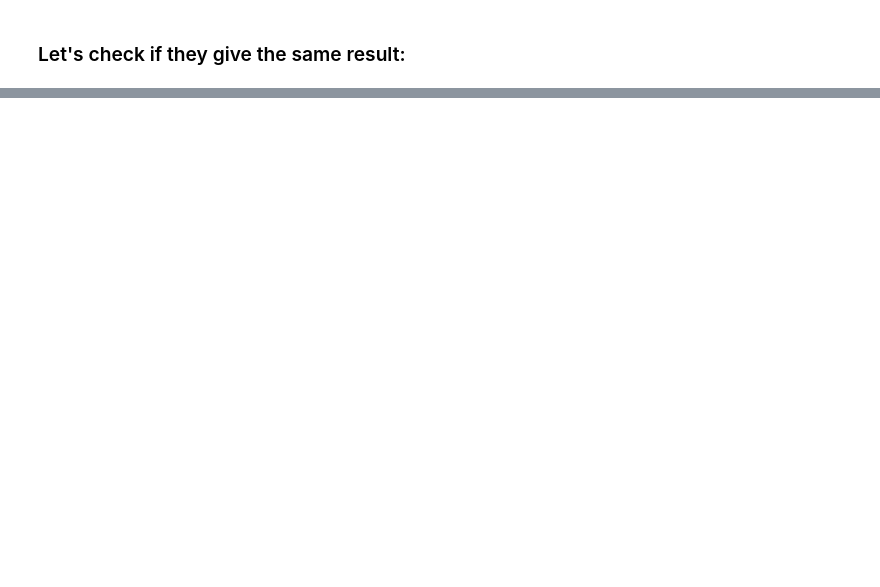
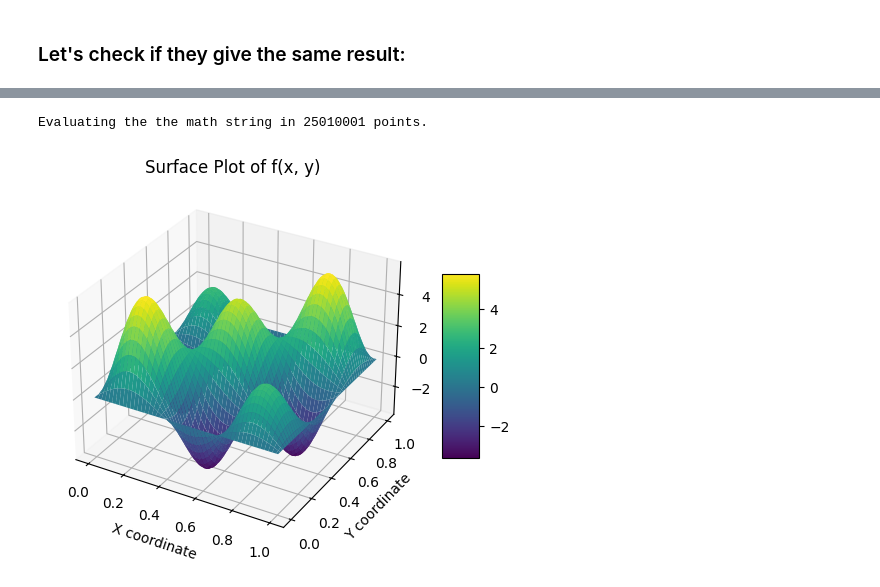
Before and after one commit to JochenHinz/python_seminar, a Jupyter notebook: fast.ipynb, the cells around one changed output, grey strips where cells are left out. Saved outputs shown, nothing was run; the diff lists cells and outputs as text; code cells hidden in the pictures; blank space fills up the shorter version.

```diff
--- a/fast.ipynb
+++ b/fast.ipynb
@@ -1843,0 +2339,50 @@ The parallel and sequential version give the same output ? True
+# %%
+import sys
+sys.path.append('cy/expression_tree')
+from tree import evaluate_math_string
+
+import numpy as np
+import matplotlib.pyplot as plt
+from mpl_toolkits.mplot3d import Axes3D  # Import the 3D plotting toolkit
+
+
+def plot_surface(X, Y, Z):
+  fig = plt.figure()
+  ax = fig.add_subplot(111, projection='3d')
+
+  # Plot the surface
+  surf = ax.plot_surface(X, Y, Z, cmap='viridis')  # Use a colormap of your choice
+
+  # Add color bar which maps values to colors
+  fig.colorbar(surf, ax=ax, shrink=0.5, aspect=5)
+
+  # Labels and title
+  ax.set_xlabel('X coordinate')
+  ax.set_ylabel('Y coordinate')
+  ax.set_zlabel('Z value')
+  ax.set_title('Surface Plot of f(x, y)')
+
+  plt.show()
+
+
+# standing wave with higher-order harmonics
+math_string = f'sin({np.pi} * x0) * sin({np.pi} * x1) +' \
+              f'2 * sin(2 * {np.pi} * x0) * sin(2 * {np.pi} * x1) +' \
+              f'4 * sin(3 * {np.pi} * x0) * sin(3 * {np.pi} * x1)'
+
+
+x = np.linspace(0, 1, 5001)
+y = np.linspace(0, 1, 5001)
+
+# Create a meshgrid
+X, Y = np.meshgrid(x, y)
+
+# evaluate math string in Cython
+print(f"Evaluating the the math string in {len(x) * len(y)} points.\n")
+Z = evaluate_math_string(math_string, np.stack([X, Y], axis=-1))
+
+
+plot_surface(X, Y, Z)
+# %% [output]
+Evaluating the the math string in 25010001 points.
+[figure, added]
```
Also changed, not shown: parts of 14 cells of this notebook, 12 other files.
